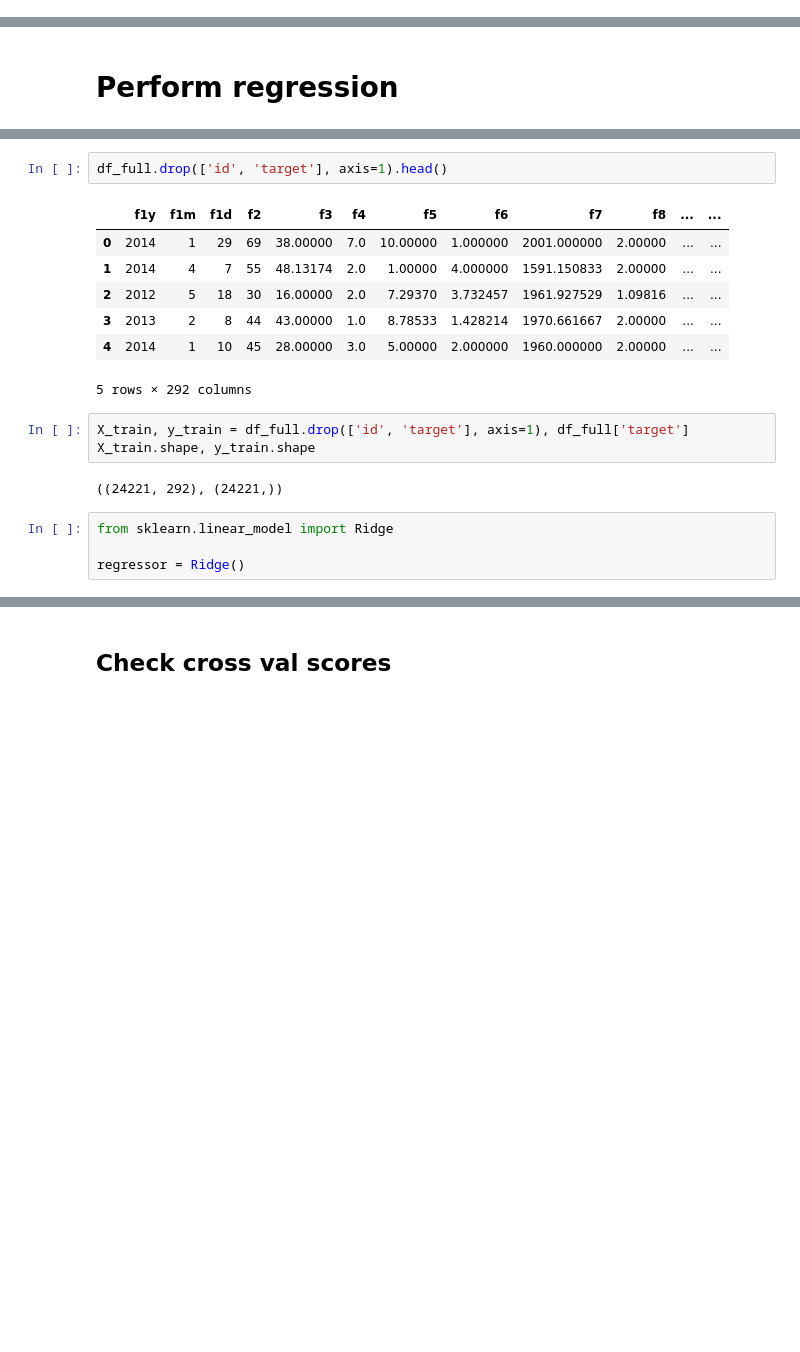
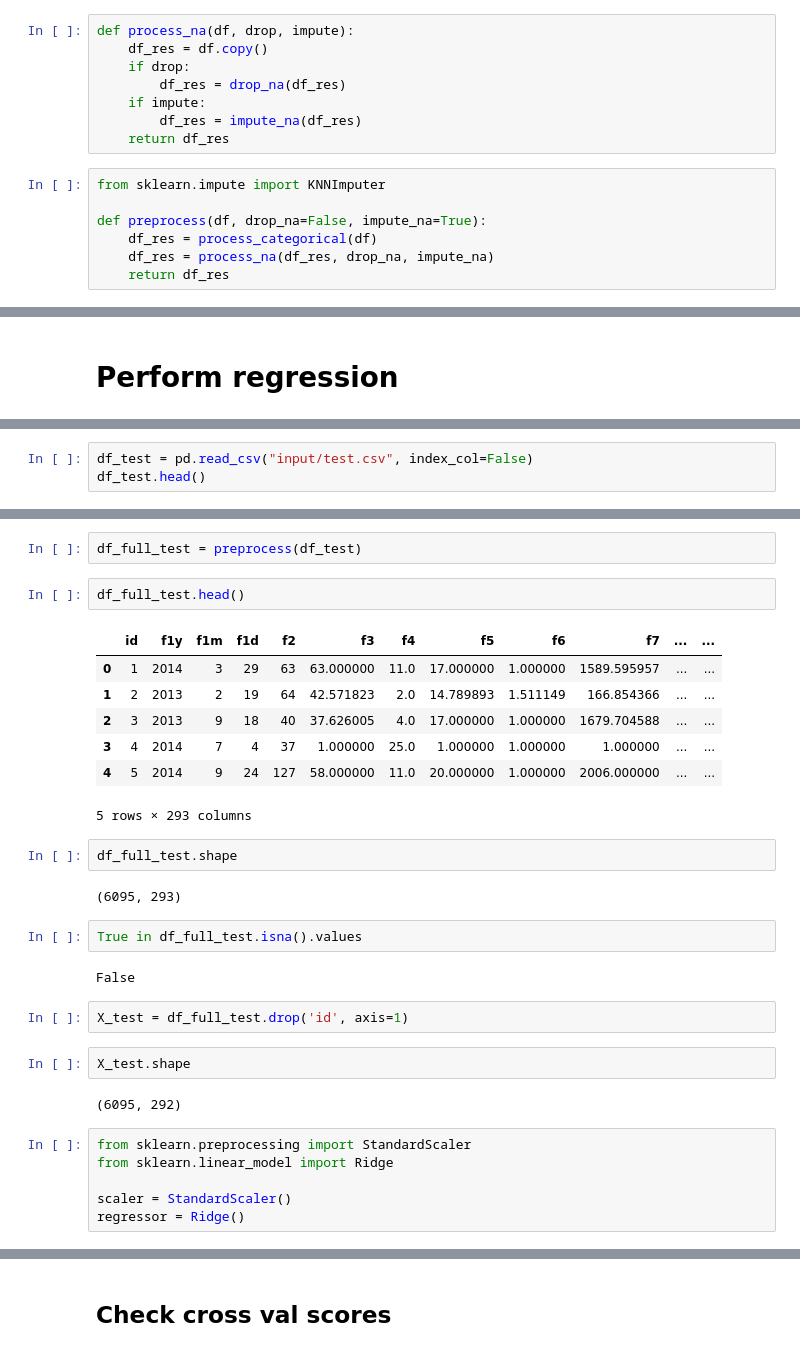
Before and after one commit to scikodot/msu-share, a Jupyter notebook: ml/competition02/competition02.ipynb, the cells around one changed output, grey strips where cells are left out. Drawn from its saved outputs; the diff is of its cells as text; blank space fills up the shorter version.

```diff
--- a/ml/competition02/competition02.ipynb
+++ b/ml/competition02/competition02.ipynb
@@ -387,0 +401,15 @@ def preprocess(df):
+# %%
+def process_na(df, drop, impute):
+    df_res = df.copy()
+    if drop:
+        df_res = drop_na(df_res)
+    if impute:
+        df_res = impute_na(df_res)
+    return df_res
+# %%
+from sklearn.impute import KNNImputer
+
+def preprocess(df, drop_na=False, impute_na=True):
+    df_res = process_categorical(df)
+    df_res = process_na(df_res, drop_na, impute_na)
+    return df_res
@@ -391,0 +442,3 @@ def preprocess(df):
+# %%
+df_test = pd.read_csv("input/test.csv", index_col=False)
+df_test.head()
@@ -392,19 +453,32 @@ def preprocess(df):
+# %%
+df_full_test = preprocess(df_test)
+# %%
+df_full_test.head()
+# %% [output]
+|  | id | f1y | f1m | f1d | f2 | f3 | f4 | f5 | f6 | f7 | ... | ... |
+| 0 | 1 | 2014 | 3 | 29 | 63 | 63.000000 | 11.0 | 17.000000 | 1.000000 | 1589.595957 | ... | ... |
+| 1 | 2 | 2013 | 2 | 19 | 64 | 42.571823 | 2.0 | 14.789893 | 1.511149 | 166.854366 | ... | ... |
+| 2 | 3 | 2013 | 9 | 18 | 40 | 37.626005 | 4.0 | 17.000000 | 1.000000 | 1679.704588 | ... | ... |
+| 3 | 4 | 2014 | 7 | 4 | 37 | 1.000000 | 25.0 | 1.000000 | 1.000000 | 1.000000 | ... | ... |
+| 4 | 5 | 2014 | 9 | 24 | 127 | 58.000000 | 11.0 | 20.000000 | 1.000000 | 2006.000000 | ... | ... |
+5 rows × 293 columns
+# %%
+df_full_test.shape
+# %% [output]
+(6095, 293)
+# %%
+True in df_full_test.isna().values
+# %% [output]
+False
 # %%
-df_full.drop(['id', 'target'], axis=1).head()
+X_test = df_full_test.drop('id', axis=1)
-# %% [output]
-|  | f1y | f1m | f1d | f2 | f3 | f4 | f5 | f6 | f7 | f8 | ... | ... |
-| 0 | 2014 | 1 | 29 | 69 | 38.00000 | 7.0 | 10.00000 | 1.000000 | 2001.000000 | 2.00000 | ... | ... |
-| 1 | 2014 | 4 | 7 | 55 | 48.13174 | 2.0 | 1.00000 | 4.000000 | 1591.150833 | 2.00000 | ... | ... |
-| 2 | 2012 | 5 | 18 | 30 | 16.00000 | 2.0 | 7.29370 | 3.732457 | 1961.927529 | 1.09816 | ... | ... |
-| 3 | 2013 | 2 | 8 | 44 | 43.00000 | 1.0 | 8.78533 | 1.428214 | 1970.661667 | 2.00000 | ... | ... |
-| 4 | 2014 | 1 | 10 | 45 | 28.00000 | 3.0 | 5.00000 | 2.000000 | 1960.000000 | 2.00000 | ... | ... |
-5 rows × 292 columns
-# %%
-X_train, y_train = df_full.drop(['id', 'target'], axis=1), df_full['target']
-X_train.shape, y_train.shape
-# %% [output]
-((24221, 292), (24221,))
+# %%
+X_test.shape
+# %% [output]
+(6095, 292)
 # %%
+from sklearn.preprocessing import StandardScaler
 from sklearn.linear_model import Ridge
 
+scaler = StandardScaler()
 regressor = Ridge()
```
Also changed, not shown: parts of 36 cells of this notebook, 1 other file.
